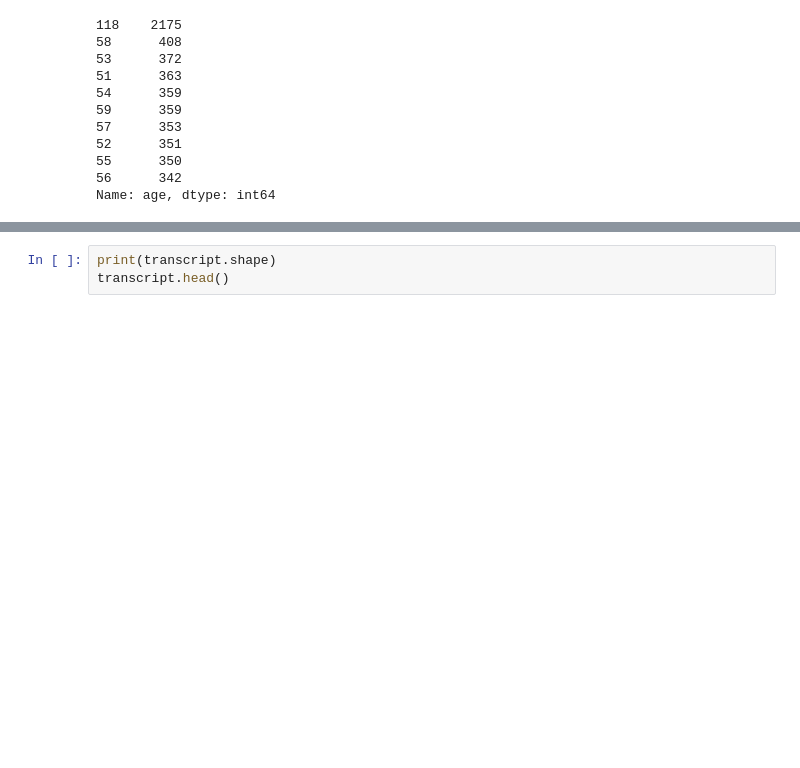
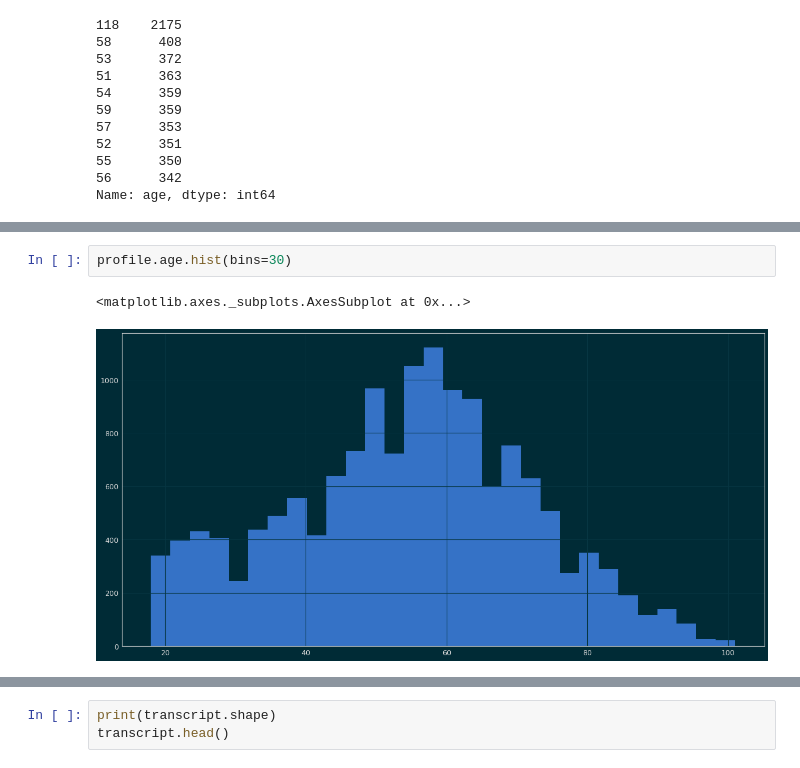
Before and after one commit to mtasende/starbucks-advertising, a Jupyter notebook: notebooks/Starbucks_Capstone_notebook.ipynb, the cells around one changed output, grey strips where cells are left out. Cells and saved outputs as stored; diff of their text form; blank space fills up the shorter version.

```diff
--- a/notebooks/Starbucks_Capstone_notebook.ipynb
+++ b/notebooks/Starbucks_Capstone_notebook.ipynb
@@ -154,0 +314,5 @@ Clearly, 118 is the number to represent NaN. It's very likely that there are 217
+# %%
+profile.age.hist(bins=30)
+# %% [output]
+<matplotlib.axes._subplots.AxesSubplot at 0x...>
+[figure, added]
```
Also changed, not shown: parts of 74 cells of this notebook, 1 other file.
